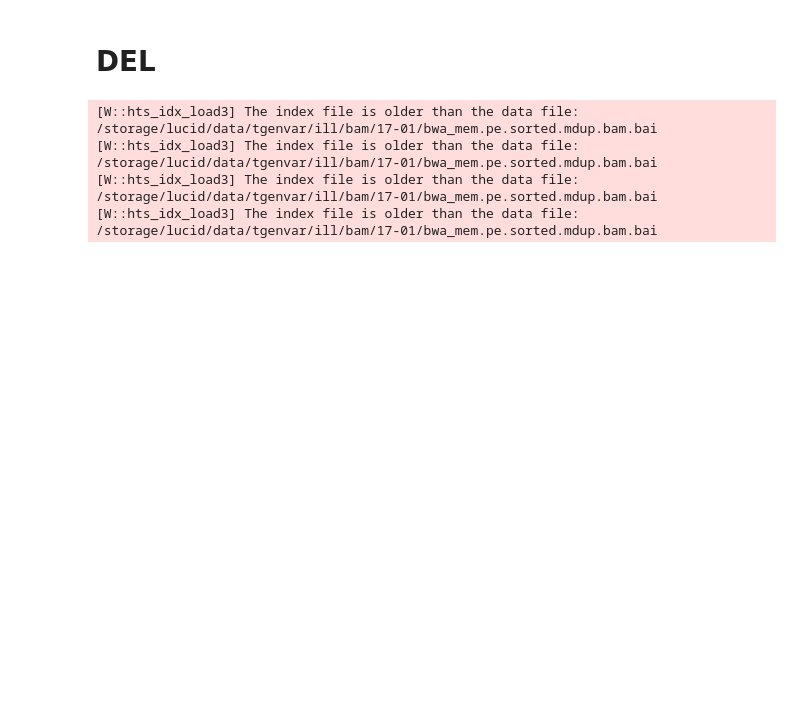
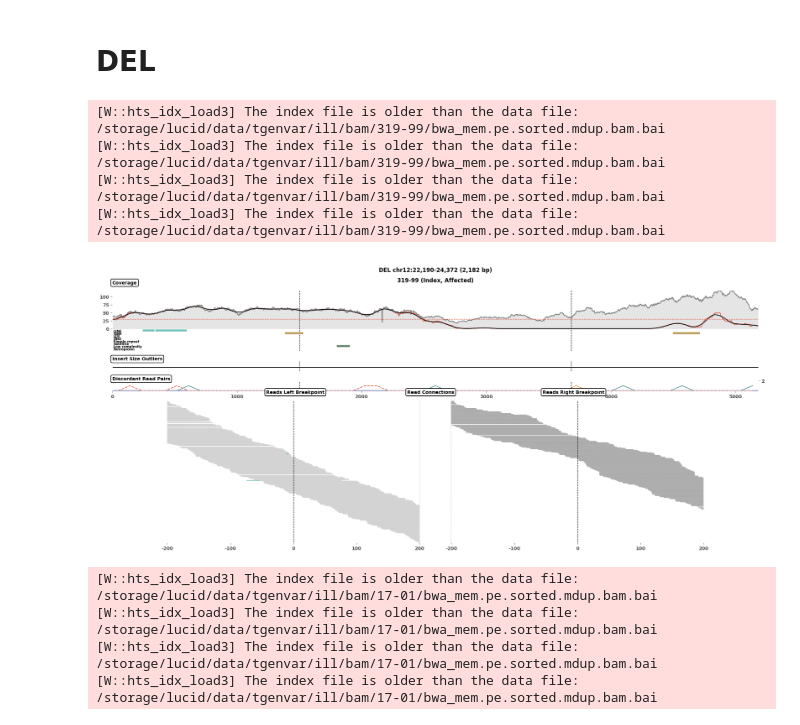
Before and after one commit to burgshrimps/cuban, a Jupyter notebook: sv-visualize.ipynb, the cells around one changed output. Drawn from its saved outputs; the diff is of its cells as text; code cells hidden in the pictures; blank space fills up the shorter version.

```diff
--- a/sv-visualize.ipynb
+++ b/sv-visualize.ipynb
@@ -30,6 +21,49 @@ repeats = '/storage/lucid/data/reference/hg38/annotation/hg38_repeatmasker.tsv'
 repeat_df = pd.read_csv(repeats, sep='\t')
 # %% [markdown]
 # DEL
+# %%
+# Region
+sv_type = 'DEL'
+chrom = 'chr12'
+start = 22190
+stop = 24372
+sv_len = stop - start
+
+# Samples from cohort
+cohort_samples = {'319-99' : {'family_status' : 'index',
+                             'disease_status' : 'affected',
+                             'technology' : 'ill',
+                             'bam_name' : '/storage/lucid/data/tgenvar/ill/bam/319-99/bwa_mem.pe.sorted.mdup.bam',
+                             'baseline_cov' : 30}}
+
+# Load baseline coverage for control samples
+with open('resources/baseline_cov_ill.json', 'r') as f:
+    baseline_cov_ill = json.load(f)
+with open('resources/baseline_cov_pb.json', 'r') as f:
+    baseline_cov_pb = json.load(f)
+
+# Samples from control
+control_samples = {'HG002 - Illumina' : {'family_status' : 'control',
+                                          'disease_status' : 'unaffected',
+                                          'technology' : 'ill',
+                                          'bam_name' : '/storage/lucid/data/hgsvc/ill/bam/GRCh38.bwa_mem.pe.sorted.mdup.recal.bam',
+                                          'baseline_cov' : baseline_cov_ill[chrom]},
+                   'HG002 - PacBio HiFi' : {'family_status' : 'control',
+                                             'disease_status' : 'unaffected',
+                                             'technology' : 'pb',
+                                             'bam_name' : '/storage/lucid/data/hgsvc/hifi/bam/HG002_GRCh38.haplotag.10x.bam',
+                                             'baseline_cov' : baseline_cov_pb[chrom]}}
+
+samples = {**cohort_samples, **control_samples}
+
+cuban(cohort_samples, repeat_df, sv_type, chrom, start, stop,
+      padding=1500, window=200, collapse_ins=False, sv_len=sv_len)
+# %% [output]
+[W::hts_idx_load3] The index file is older than the data file: /storage/lucid/data/tgenvar/ill/bam/319-99/bwa_mem.pe.sorted.mdup.bam.bai
+[W::hts_idx_load3] The index file is older than the data file: /storage/lucid/data/tgenvar/ill/bam/319-99/bwa_mem.pe.sorted.mdup.bam.bai
+[W::hts_idx_load3] The index file is older than the data file: /storage/lucid/data/tgenvar/ill/bam/319-99/bwa_mem.pe.sorted.mdup.bam.bai
+[W::hts_idx_load3] The index file is older than the data file: /storage/lucid/data/tgenvar/ill/bam/319-99/bwa_mem.pe.sorted.mdup.bam.bai
+[figure, added]
 # %%
 # Region
 sv_type = 'DEL'
```
Also changed, not shown: parts of 4 cells of this notebook, 3 other files.
